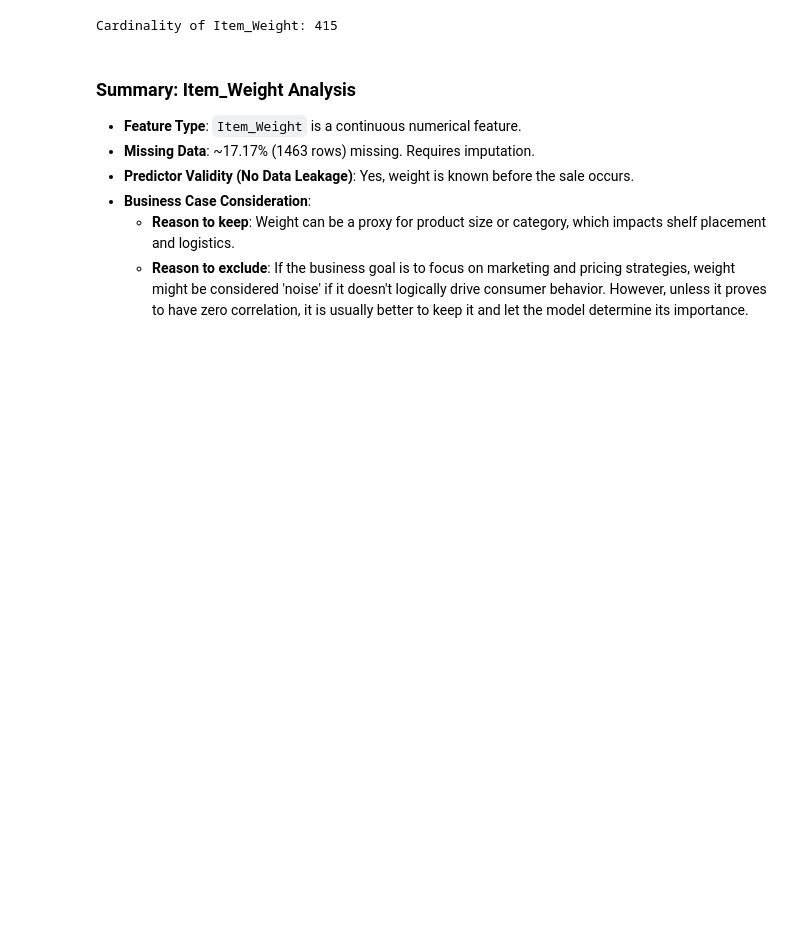
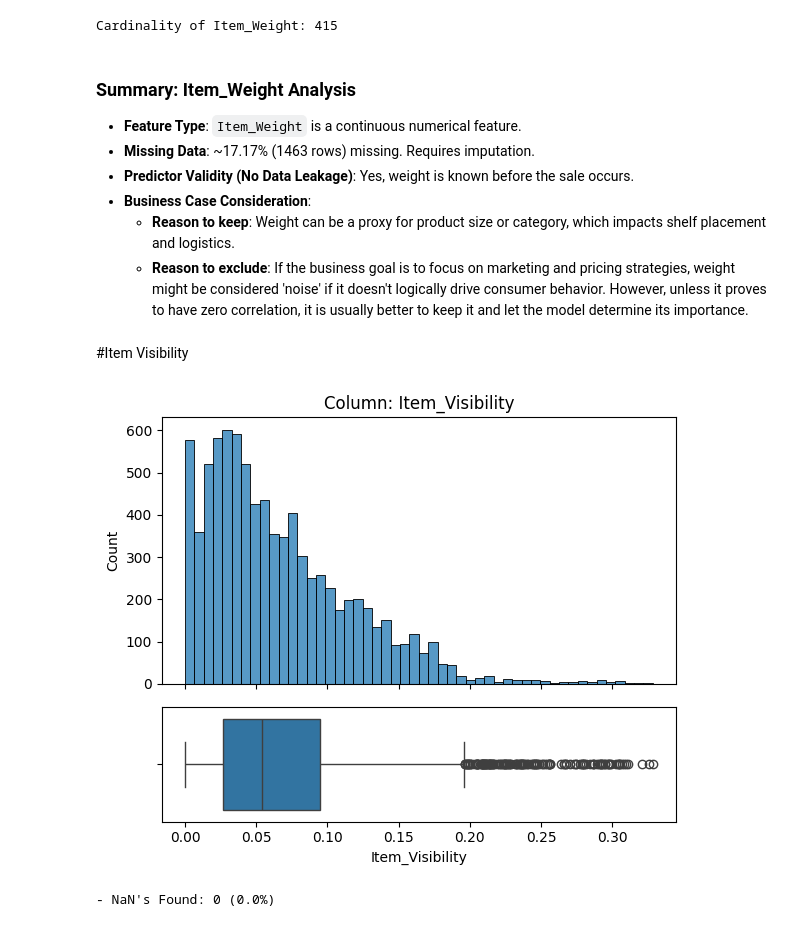
Before and after one commit to devMoamen/Prediction-of-Product-Sales, a Jupyter notebook: Prediction_of_Product_Sales.ipynb, the cells around one changed output. Saved outputs shown, nothing was run; the diff lists cells and outputs as text; code cells hidden in the pictures; blank space fills up the shorter version.

```diff
--- a/Prediction_of_Product_Sales.ipynb
+++ b/Prediction_of_Product_Sales.ipynb
@@ -306,3 +306,10 @@ Cardinality of Item_Weight: 415
 - **Business Case Consideration**:
     - **Reason to keep**: Weight can be a proxy for product size or category, which impacts shelf placement and logistics.
     - **Reason to exclude**: If the business goal is to focus on marketing and pricing strategies, weight might be considered 'noise' if it doesn't logically drive consumer behavior. However, unless it proves to have zero correlation, it is usually better to keep it and let the model determine its importance.
+# %% [markdown]
+#Item Visibility
+# %%
+explore_numeric(sales_df, 'Item_Visibility')
+# %% [output]
+[figure, added]
+- NaN's Found: 0 (0.0%)
```
Also changed, not shown: parts of 7 cells of this notebook.
